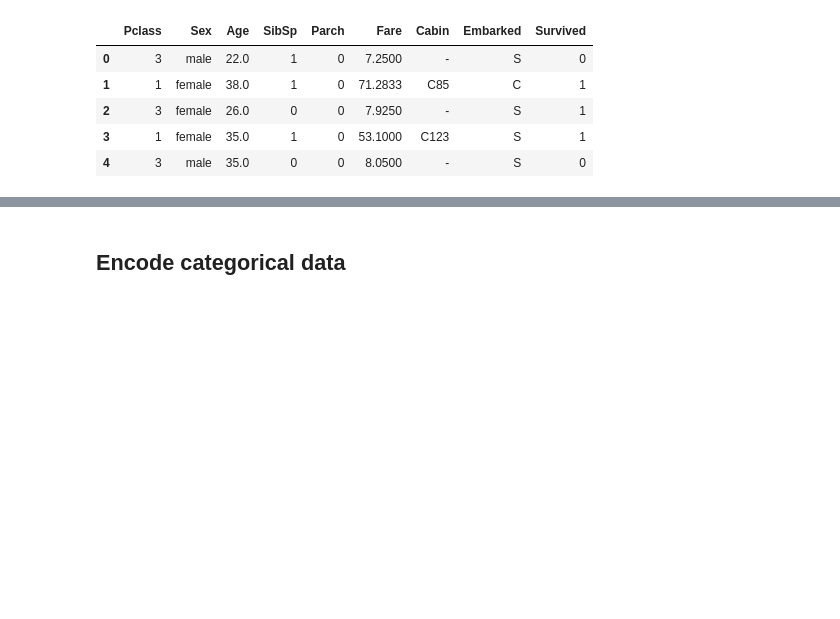
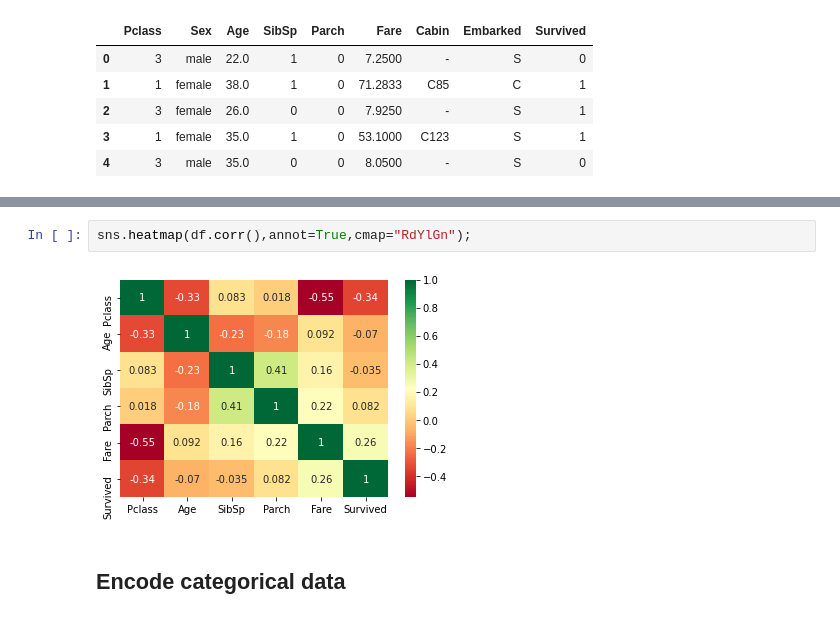
Before and after one commit to tohidabedini/kaggle_competitions, a Jupyter notebook: 001_Titanic/titanic.ipynb, the cells around one changed output, grey strips where cells are left out. Saved outputs shown, nothing was run; the diff lists cells and outputs as text; blank space fills up the shorter version.

```diff
--- a/001_Titanic/titanic.ipynb
+++ b/001_Titanic/titanic.ipynb
@@ -166,3 +198,7 @@ df.head()
+# %%
+sns.heatmap(df.corr(),annot=True,cmap="RdYlGn");
+# %% [output]
+[figure, added]
 # %% [markdown]
 ## Encode categorical data
 # %%
```
Also changed, not shown: parts of 16 cells of this notebook.
